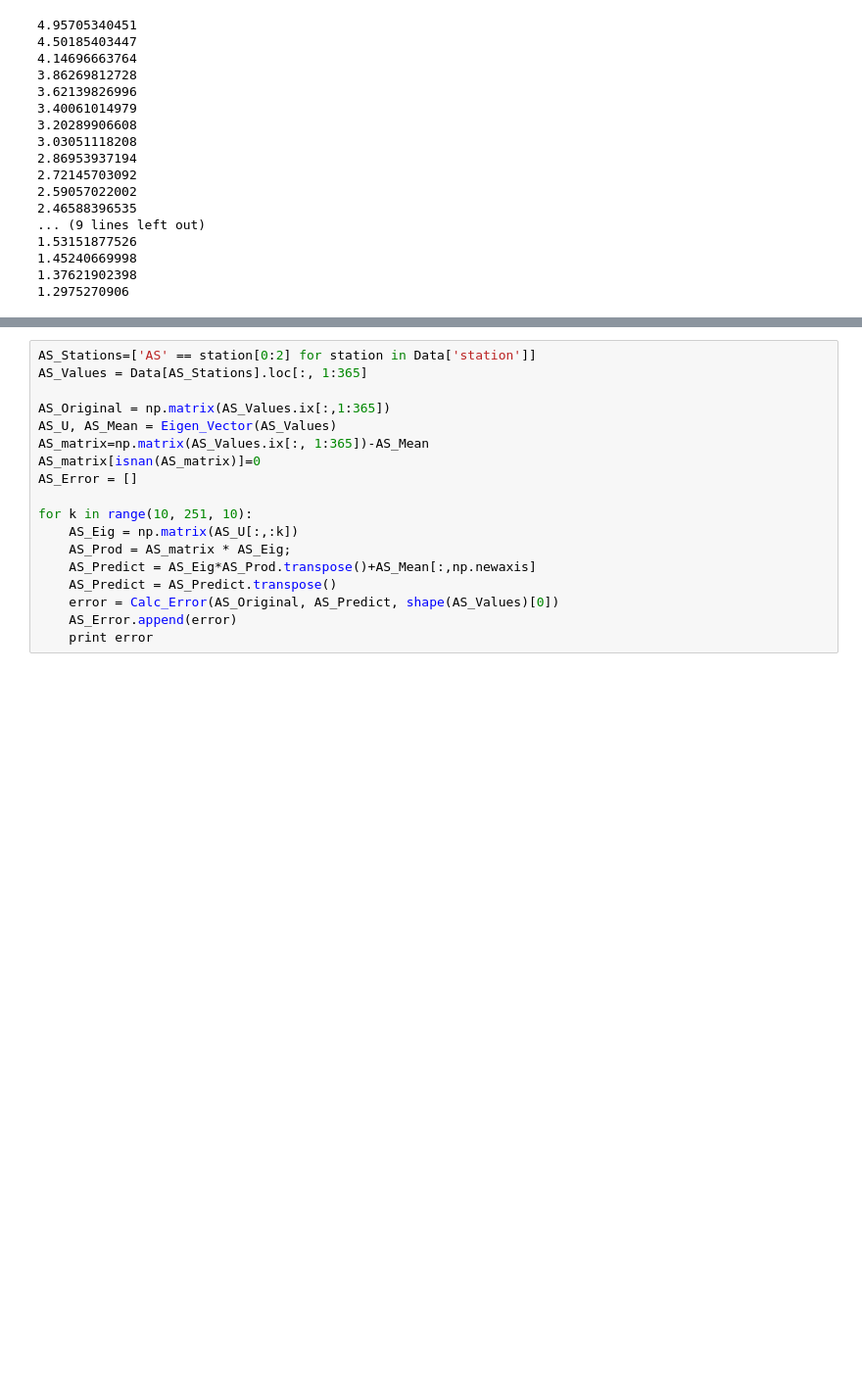
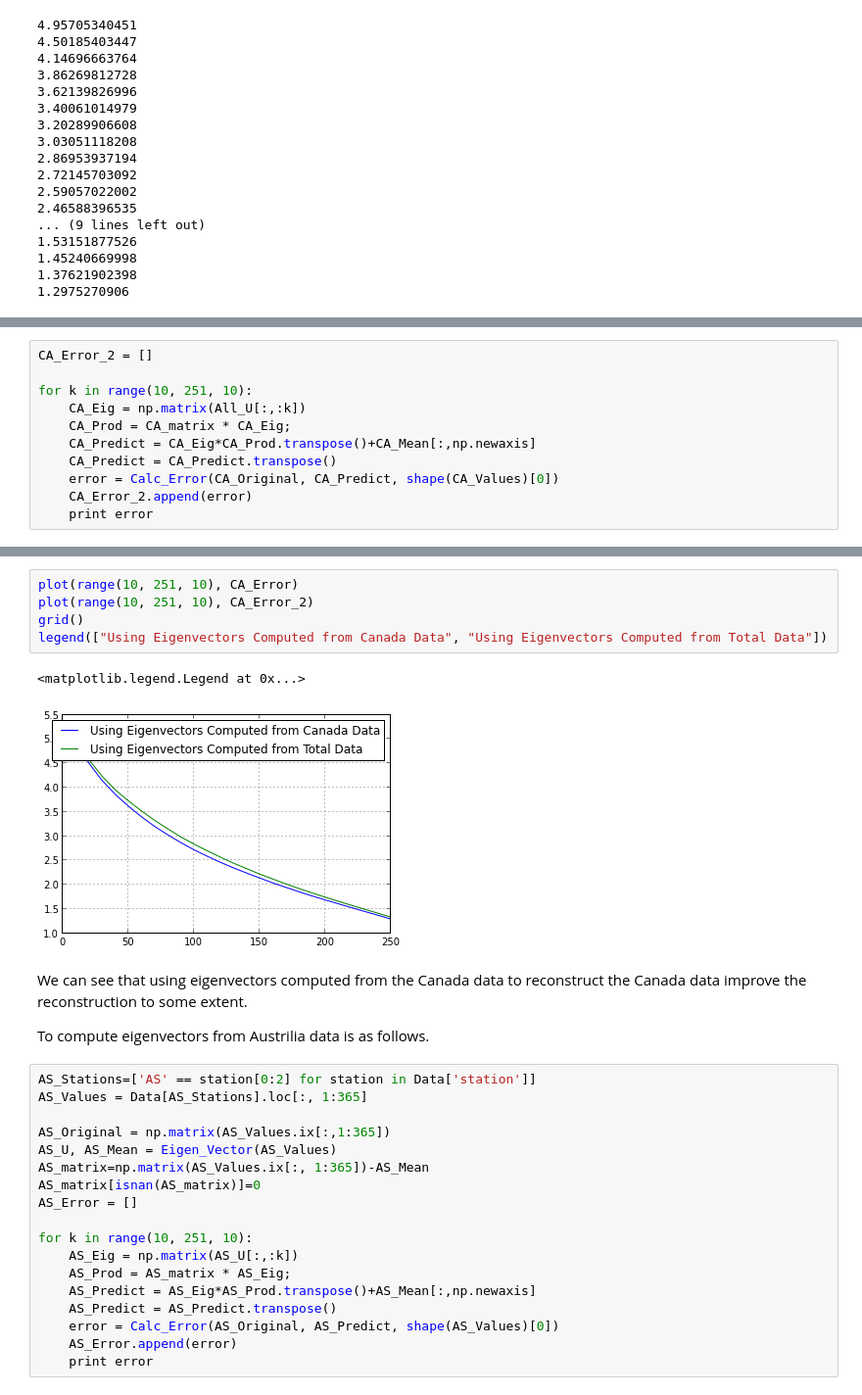
Before and after one commit to intermilan/UCSD_BigData, a Jupyter notebook: notebooks/weather/Weather Analysis.ipynb, the cells around one changed output, grey strips where cells are left out. Shown at 98% size. Drawn from its saved outputs; the diff is of its cells as text; blank space fills up the shorter version.

```diff
--- a/notebooks/weather/Weather Analysis.ipynb
+++ b/notebooks/weather/Weather Analysis.ipynb
@@ -772,0 +801,11 @@ The computing and reconstruction for Austrilia is as follows.
+# %%
+CA_Error_2 = []
+
+for k in range(10, 251, 10):
+    CA_Eig = np.matrix(All_U[:,:k])
+    CA_Prod = CA_matrix * CA_Eig;
+    CA_Predict = CA_Eig*CA_Prod.transpose()+CA_Mean[:,np.newaxis]
+    CA_Predict = CA_Predict.transpose()
+    error = Calc_Error(CA_Original, CA_Predict, shape(CA_Values)[0])
+    CA_Error_2.append(error)
+    print error
@@ -773,3 +830,15 @@ The computing and reconstruction for Austrilia is as follows.
+# %%
+plot(range(10, 251, 10), CA_Error)
+plot(range(10, 251, 10), CA_Error_2)
+grid()
+legend(["Using Eigenvectors Computed from Canada Data", "Using Eigenvectors Computed from Total Data"])
+# %% [output]
+<matplotlib.legend.Legend at 0x...>
+[figure, added]
+# %% [markdown]
+We can see that using eigenvectors computed from the Canada data to reconstruct the Canada data improve the reconstruction to some extent.
+
+To compute eigenvectors from Austrilia data is as follows.
 # %%
 AS_Stations=['AS' == station[0:2] for station in Data['station']]
 AS_Values = Data[AS_Stations].loc[:, 1:365]
```
Also changed, not shown: parts of 43 cells of this notebook, 1 other file.
